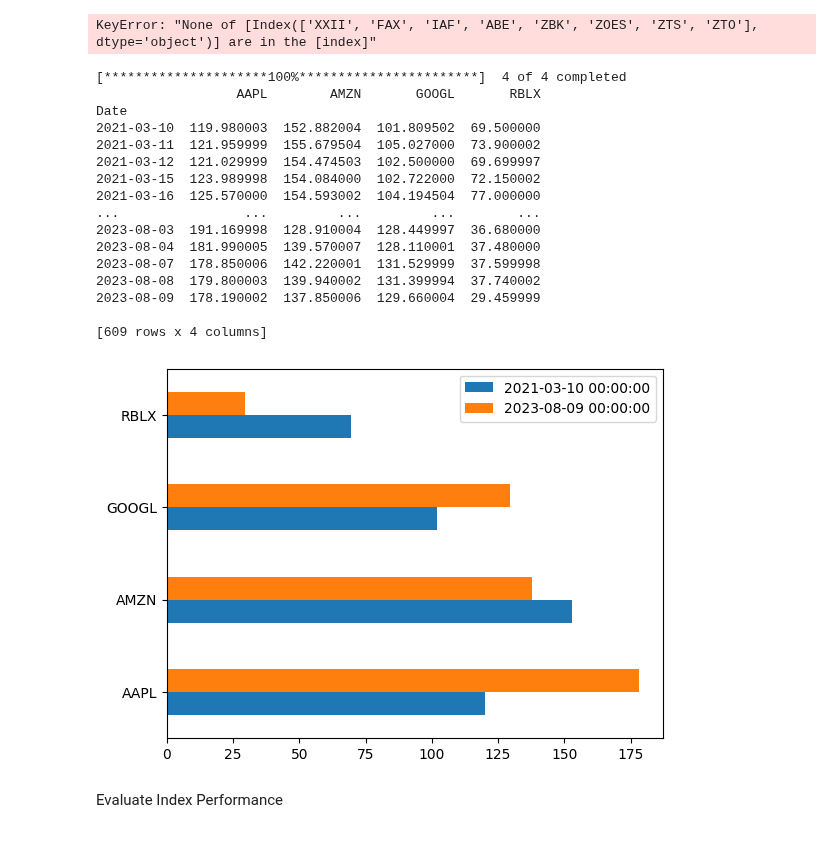
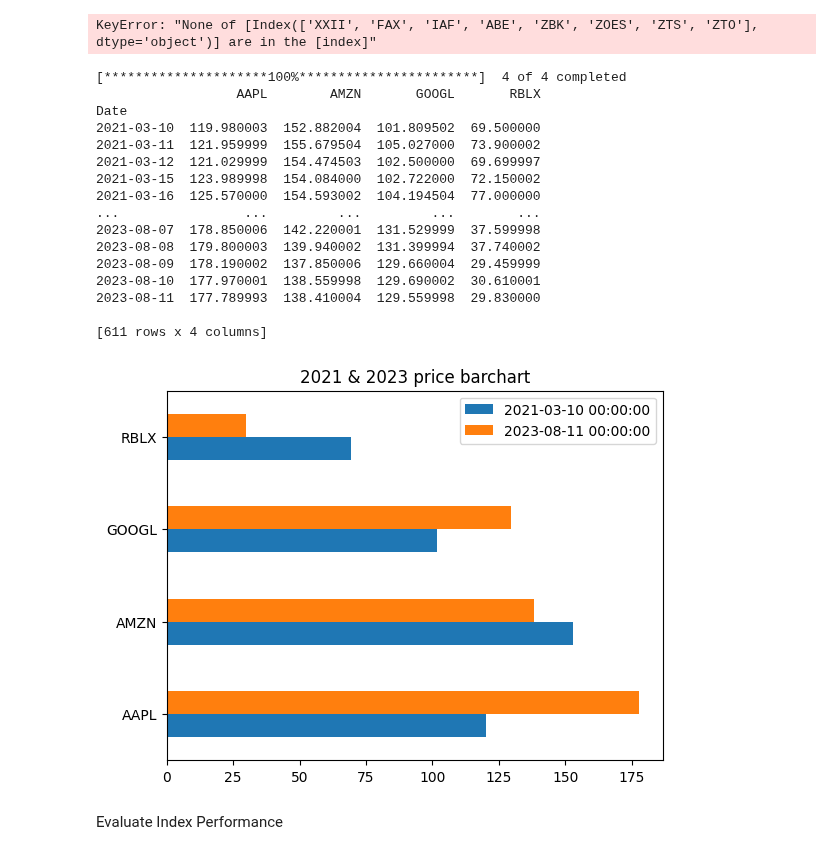
Before and after one commit to KeenGWatanabe/python, a Jupyter notebook: DateTime3.ipynb, the cells around one changed output. Saved outputs shown, nothing was run; the diff lists cells and outputs as text; code cells hidden in the pictures.

```diff
--- a/DateTime3.ipynb
+++ b/DateTime3.ipynb
@@ -267,38 +267,38 @@ data= pdr.get_data_yahoo(tickers,start=startdate, end=enddate).dropna()
 print(data['Close'])
 #Import prices and inspect result
 # Select components and relevant columns from listings
 #components = data.loc[tickers, ['Market Capitalization', 'Last Sale']]
 # Select the number of shares
 #no_shares = components['Number of Shares']
 #print(no_shares.sort_values())
 # Create the series of market cap per ticker
 market_cap = data['Close']
 
 # Select first and last market cap here
 first_value = market_cap.iloc[0]
 last_value = market_cap.iloc[-1]
 
 # Concatenate and plot first and last market cap here
-pd.concat([first_value, last_value], axis=1).plot(kind='barh')
+pd.concat([first_value, last_value], axis=1).plot(kind='barh', title='2021 & 2023 price barchart')
 plt.show()
 # %% [output]
 [*********************100%***********************]  4 of 4 completed
                   AAPL        AMZN       GOOGL       RBLX
 Date
 2021-03-10  119.980003  152.882004  101.809502  69.500000
 2021-03-11  121.959999  155.679504  105.027000  73.900002
 2021-03-12  121.029999  154.474503  102.500000  69.699997
 2021-03-15  123.989998  154.084000  102.722000  72.150002
 2021-03-16  125.570000  154.593002  104.194504  77.000000
 ...                ...         ...         ...        ...
-2023-08-03  191.169998  128.910004  128.449997  36.680000
-2023-08-04  181.990005  139.570007  128.110001  37.480000
 2023-08-07  178.850006  142.220001  131.529999  37.599998
 2023-08-08  179.800003  139.940002  131.399994  37.740002
 2023-08-09  178.190002  137.850006  129.660004  29.459999
+2023-08-10  177.970001  138.559998  129.690002  30.610001
+2023-08-11  177.789993  138.410004  129.559998  29.830000
 
-[609 rows x 4 columns]
+[611 rows x 4 columns]
-[figure, old version]
+[figure, new version]
 # %% [markdown]
 Evaluate Index Performance
 # %%
```
Also changed, not shown: parts of 4 cells of this notebook, 1 other file.
